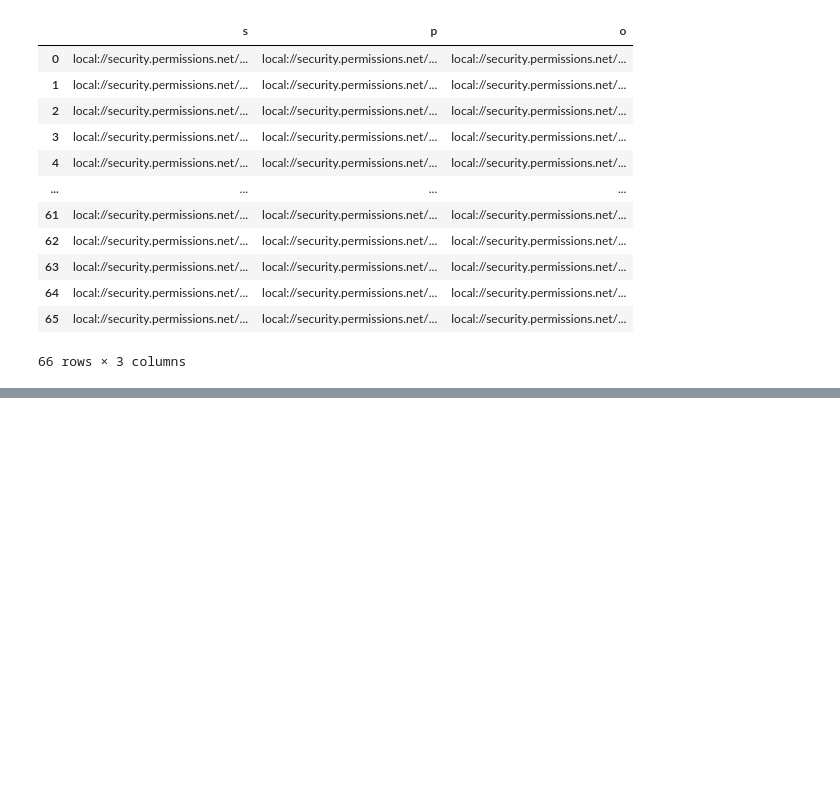
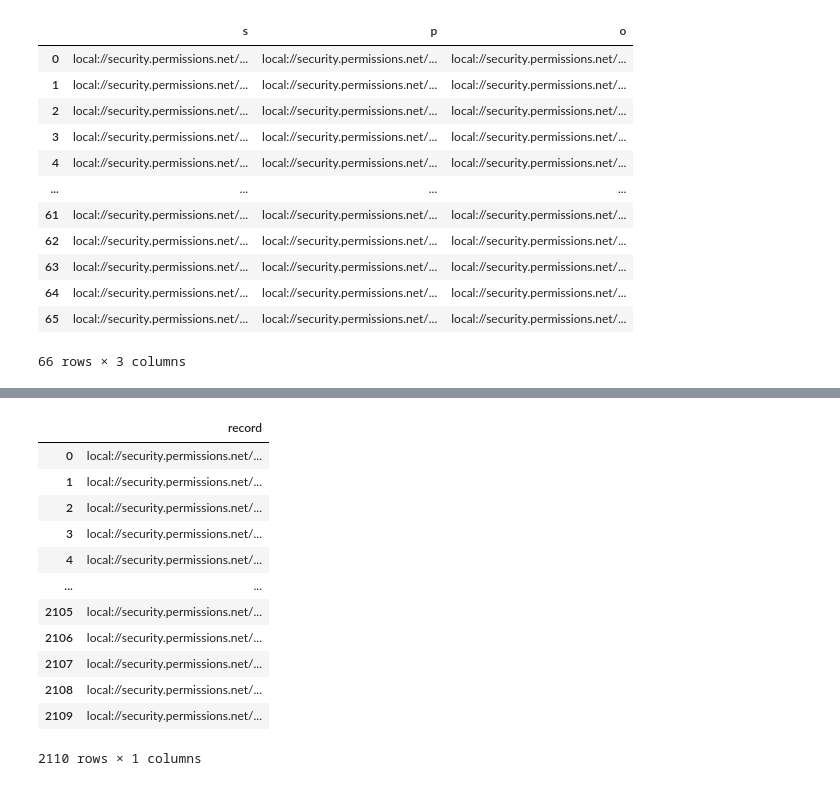
Before and after one commit to Egjfour/rdf_permissions_example, a Jupyter notebook: src/3-query_graph-corese_python.ipynb, the cells around one changed output, grey strips where cells are left out. Cells and saved outputs as stored; diff of their text form; code cells hidden in the pictures; blank space fills up the shorter version.

Commit message:
Update queries for performance and fix data create nb

```diff
--- a/src/3-query_graph-corese_python.ipynb
+++ b/src/3-query_graph-corese_python.ipynb
@@ -140,3 +140,41 @@ res
+# %%
+# Find all the records that a specific user may have access to.
+
+USER = "SalesRep_0"
+
+query = f"""
+prefix data: <local://security.permissions.net/entities#>
+prefix : <local://security.permissions.net/vocab#>
+
+select distinct ?record where {{
+    {{
+    data:{USER} a :SalesRep; :hasAccess ?country, ?item .
+    ?country a :Country ; :hasRecord ?record .
+    ?item a :Item ; :hasRecord ?record .
+    }} union {{
+    data:{USER} a :Manager; :hasAccess ?item .
+    ?item a :Item ; :hasRecord ?record .
+    }}
+}}
+"""
+
+# Execute the query
+res = corese.sparqlSelect(g, query, return_dataframe=True)
+res
+# %% [output]
+|  | record |
+| 0 | local://security.permissions.net/... |
+| 1 | local://security.permissions.net/... |
+| 2 | local://security.permissions.net/... |
+| 3 | local://security.permissions.net/... |
+| 4 | local://security.permissions.net/... |
+| ... | ... |
+| 2105 | local://security.permissions.net/... |
+| 2106 | local://security.permissions.net/... |
+| 2107 | local://security.permissions.net/... |
+| 2108 | local://security.permissions.net/... |
+| 2109 | local://security.permissions.net/... |
+2110 rows × 1 columns
 # %%
 # Show that through inference, managers are also users and their records can be queries
 
```
Also changed, not shown: parts of 5 cells of this notebook, 5 other files.
